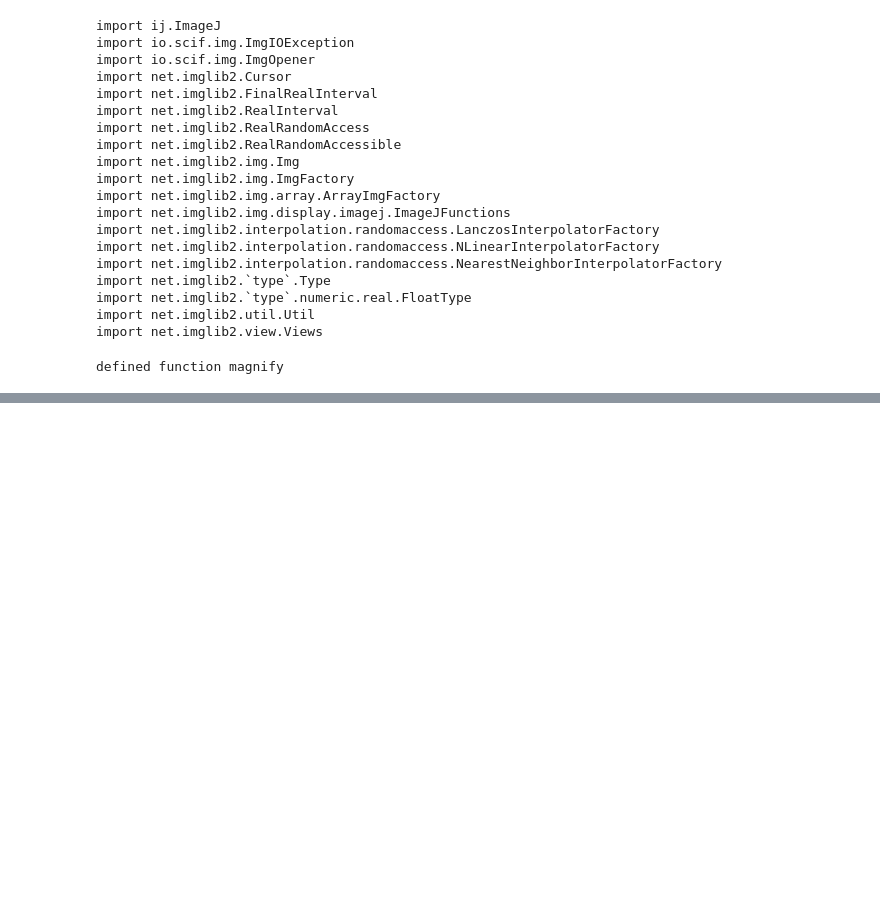
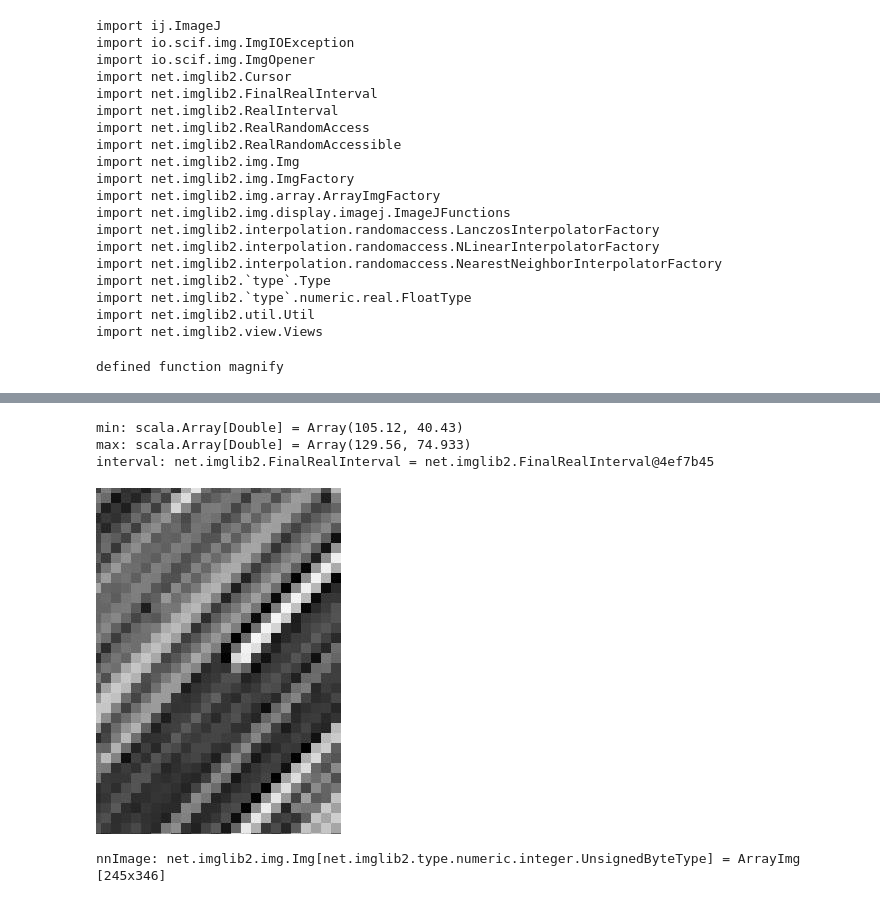
Before and after one commit to 4Quant/ImgLib2-Notebooks, a Jupyter notebook: Zoom-Interpolate.ipynb, the cells around one changed output, grey strips where cells are left out. Drawn from its saved outputs; the diff is of its cells as text; code cells hidden in the pictures; blank space fills up the shorter version.

```diff
--- a/Zoom-Interpolate.ipynb
+++ b/Zoom-Interpolate.ipynb
@@ -361,0 +228,17 @@ Error:
+# %%
+// define the area in the interpolated image
+val min =  Array(105.12, 40.43);
+val max =  Array(129.56, 74.933);
+
+val interval = new FinalRealInterval( min, max );
+# %% [output]
+min: scala.Array[Double] = Array(105.12, 40.43)
+max: scala.Array[Double] = Array(129.56, 74.933)
+interval: net.imglib2.FinalRealInterval = net.imglib2.FinalRealInterval@4ef7b45
+# %%
+val nnImage = magnify( interpolant1, interval,
+			new ArrayImgFactory[UnsignedByteType](), 10 )
+ij.dataset().create(nnImage).preview()
+# %% [output]
+[figure, added]
+nnImage: net.imglib2.img.Img[net.imglib2.type.numeric.integer.UnsignedByteType] = ArrayImg [245x346]
```
Also changed, not shown: parts of 10 cells of this notebook, 1 other file.
